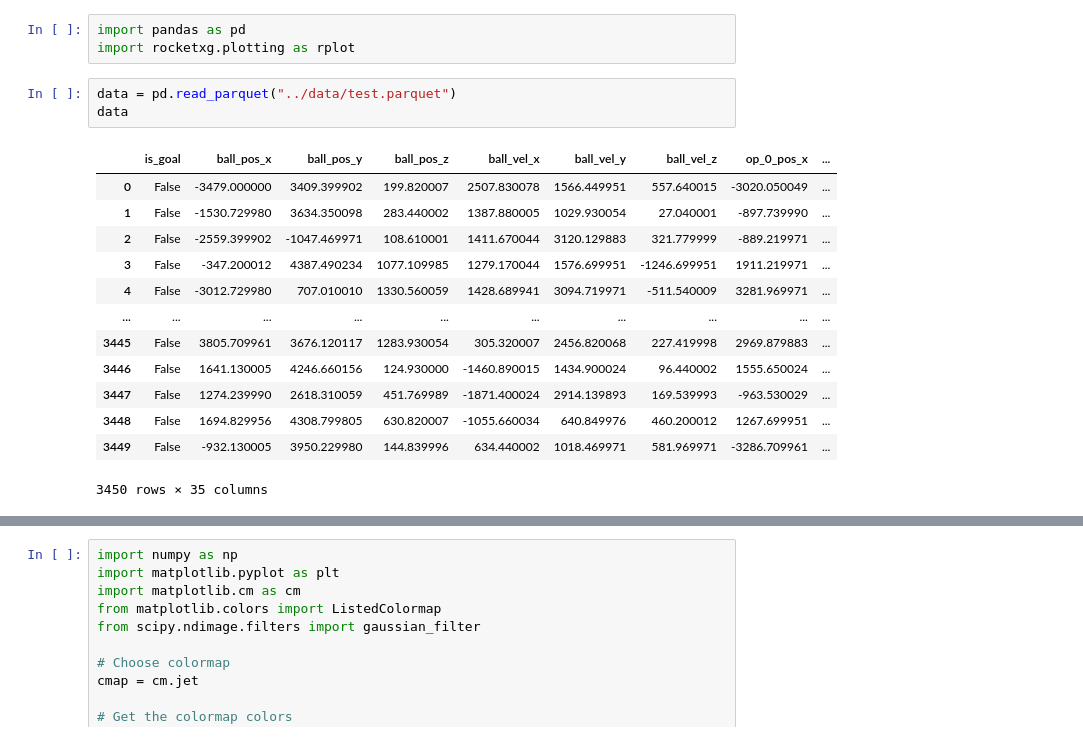
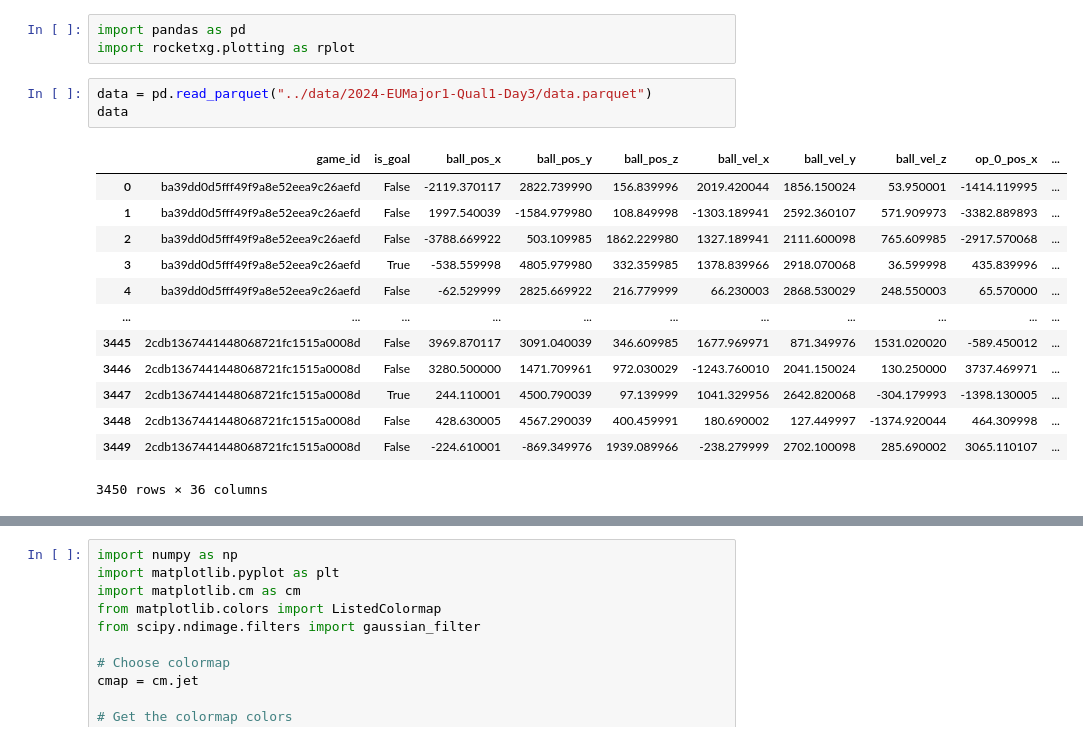
Before and after one commit to vi-hart/RocketXG, a Jupyter notebook: notebooks/parquet_test.ipynb, the cells around one changed output, grey strips where cells are left out. Drawn from its saved outputs; the diff is of its cells as text.

```diff
--- a/notebooks/parquet_test.ipynb
+++ b/notebooks/parquet_test.ipynb
@@ -2,22 +2,22 @@
 import pandas as pd
 import rocketxg.plotting as rplot
 # %%
-data = pd.read_parquet("../data/test.parquet")
+data = pd.read_parquet("../data/2024-EUMajor1-Qual1-Day3/data.parquet")
 data
 # %% [output]
-|  | is_goal | ball_pos_x | ball_pos_y | ball_pos_z | ball_vel_x | ball_vel_y | ball_vel_z | op_0_pos_x | ... |
-| 0 | False | -3479.000000 | 3409.399902 | 199.820007 | 2507.830078 | 1566.449951 | 557.640015 | -3020.050049 | ... |
-| 1 | False | -1530.729980 | 3634.350098 | 283.440002 | 1387.880005 | 1029.930054 | 27.040001 | -897.739990 | ... |
-| 2 | False | -2559.399902 | -1047.469971 | 108.610001 | 1411.670044 | 3120.129883 | 321.779999 | -889.219971 | ... |
-| 3 | False | -347.200012 | 4387.490234 | 1077.109985 | 1279.170044 | 1576.699951 | -1246.699951 | 1911.219971 | ... |
-| 4 | False | -3012.729980 | 707.010010 | 1330.560059 | 1428.689941 | 3094.719971 | -511.540009 | 3281.969971 | ... |
-| ... | ... | ... | ... | ... | ... | ... | ... | ... | ... |
-| 3445 | False | 3805.709961 | 3676.120117 | 1283.930054 | 305.320007 | 2456.820068 | 227.419998 | 2969.879883 | ... |
-| 3446 | False | 1641.130005 | 4246.660156 | 124.930000 | -1460.890015 | 1434.900024 | 96.440002 | 1555.650024 | ... |
-| 3447 | False | 1274.239990 | 2618.310059 | 451.769989 | -1871.400024 | 2914.139893 | 169.539993 | -963.530029 | ... |
-| 3448 | False | 1694.829956 | 4308.799805 | 630.820007 | -1055.660034 | 640.849976 | 460.200012 | 1267.699951 | ... |
-| 3449 | False | -932.130005 | 3950.229980 | 144.839996 | 634.440002 | 1018.469971 | 581.969971 | -3286.709961 | ... |
+|  | game_id | is_goal | ball_pos_x | ball_pos_y | ball_pos_z | ball_vel_x | ball_vel_y | ball_vel_z | op_0_pos_x | ... |
+| 0 | ba39dd0d5fff49f9a8e52eea9c26aefd | False | -2119.370117 | 2822.739990 | 156.839996 | 2019.420044 | 1856.150024 | 53.950001 | -1414.119995 | ... |
+| 1 | ba39dd0d5fff49f9a8e52eea9c26aefd | False | 1997.540039 | -1584.979980 | 108.849998 | -1303.189941 | 2592.360107 | 571.909973 | -3382.889893 | ... |
+| 2 | ba39dd0d5fff49f9a8e52eea9c26aefd | False | -3788.669922 | 503.109985 | 1862.229980 | 1327.189941 | 2111.600098 | 765.609985 | -2917.570068 | ... |
+| 3 | ba39dd0d5fff49f9a8e52eea9c26aefd | True | -538.559998 | 4805.979980 | 332.359985 | 1378.839966 | 2918.070068 | 36.599998 | 435.839996 | ... |
+| 4 | ba39dd0d5fff49f9a8e52eea9c26aefd | False | -62.529999 | 2825.669922 | 216.779999 | 66.230003 | 2868.530029 | 248.550003 | 65.570000 | ... |
+| ... | ... | ... | ... | ... | ... | ... | ... | ... | ... | ... |
+| 3445 | 2cdb1367441448068721fc1515a0008d | False | 3969.870117 | 3091.040039 | 346.609985 | 1677.969971 | 871.349976 | 1531.020020 | -589.450012 | ... |
+| 3446 | 2cdb1367441448068721fc1515a0008d | False | 3280.500000 | 1471.709961 | 972.030029 | -1243.760010 | 2041.150024 | 130.250000 | 3737.469971 | ... |
+| 3447 | 2cdb1367441448068721fc1515a0008d | True | 244.110001 | 4500.790039 | 97.139999 | 1041.329956 | 2642.820068 | -304.179993 | -1398.130005 | ... |
+| 3448 | 2cdb1367441448068721fc1515a0008d | False | 428.630005 | 4567.290039 | 400.459991 | 180.690002 | 127.449997 | -1374.920044 | 464.309998 | ... |
+| 3449 | 2cdb1367441448068721fc1515a0008d | False | -224.610001 | -869.349976 | 1939.089966 | -238.279999 | 2702.100098 | 285.690002 | 3065.110107 | ... |
-3450 rows × 35 columns
+3450 rows × 36 columns
 # %%
 fig, ax = rplot.plot_field()
 shot_ind = 100
```
Also changed, not shown: parts of 2 cells of this notebook, 1 other file.
